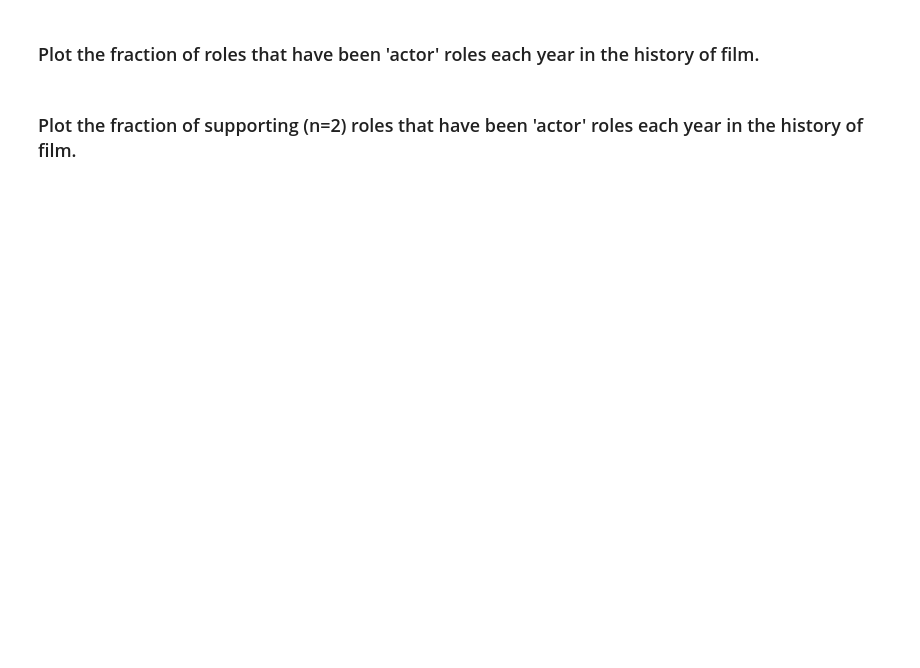
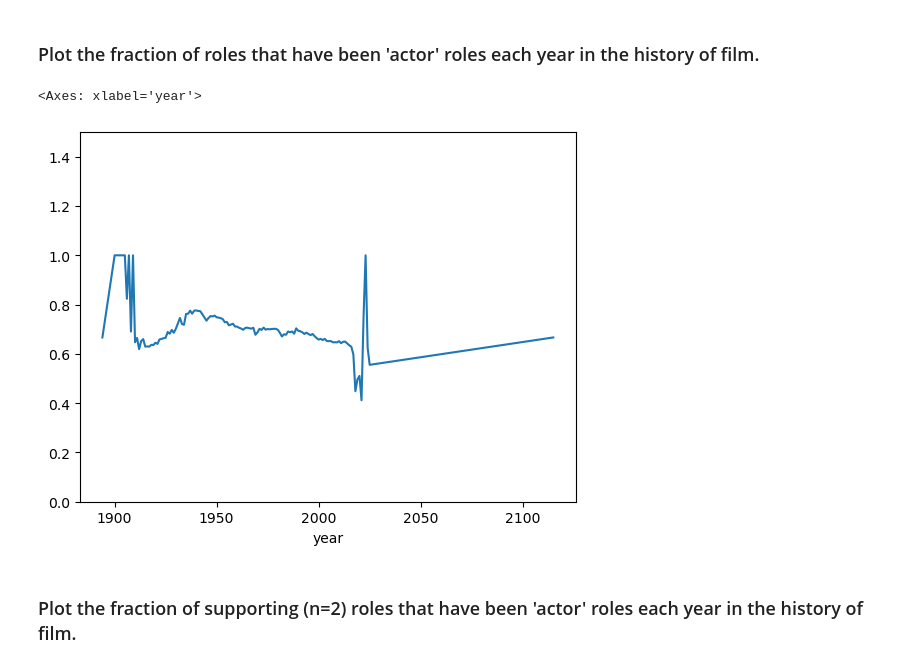
Before and after one commit to valwee77/pycon-pandas-tutorial, a Jupyter notebook: Exercises-4.ipynb, the cells around one changed output. Saved outputs shown, nothing was run; the diff lists cells and outputs as text; code cells hidden in the pictures; blank space fills up the shorter version.

```diff
--- a/Exercises-4.ipynb
+++ b/Exercises-4.ipynb
@@ -80,4 +81,13 @@ AttributeError: 'DataFrame' object has no attribute 'actors'
 # %% [markdown]
 ### Plot the fraction of roles that have been 'actor' roles each year in the history of film.
+# %%
+c = cast
+c = c.groupby(['year','type']).size().unstack().fillna(0)
+c['total'] = c['actor'] + c['actress']
+c['actor_frac'] = c['actor'] / c['total']
+c['actor_frac'].plot(ylim=(0,1.5))
+# %% [output]
+<Axes: xlabel='year'>
+[figure, added]
 # %% [markdown]
 ### Plot the fraction of supporting (n=2) roles that have been 'actor' roles each year in the history of film.
```
Also changed, not shown: parts of 3 cells of this notebook.
